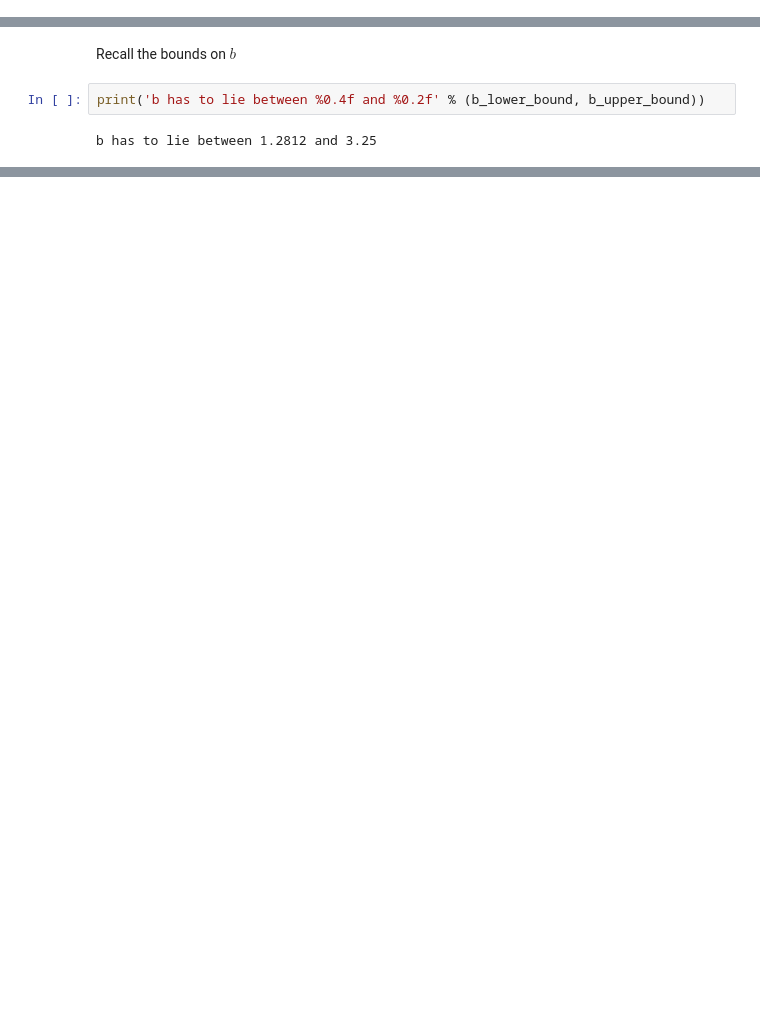
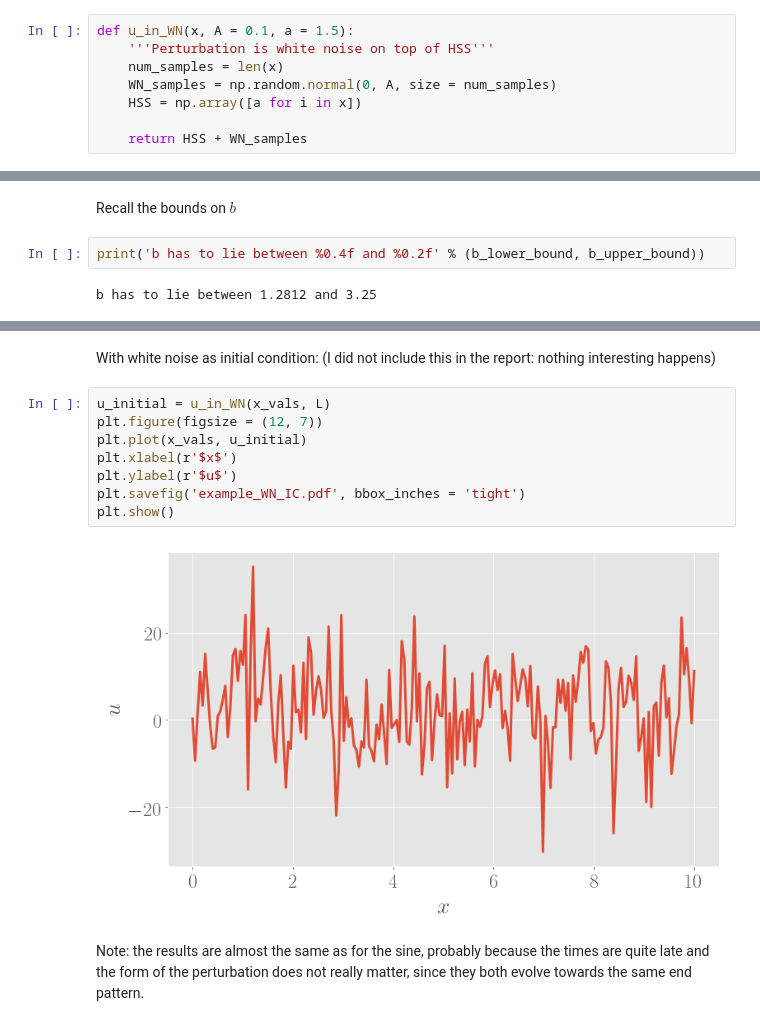
Before and after one commit to ThibeauWouters/Physical-Modelling-of-Complex-Systems, a Jupyter notebook: Assignment 9/Assignment 9.ipynb, the cells around one changed output, grey strips where cells are left out. Drawn from its saved outputs; the diff is of its cells as text; blank space fills up the shorter version.

```diff
--- a/Assignment 9/Assignment 9.ipynb
+++ b/Assignment 9/Assignment 9.ipynb
@@ -310,0 +299,8 @@ def v_in_sine(x, L, b, n =1, A = 0.1, a = 1.5):
+# %%
+def u_in_WN(x, A = 0.1, a = 1.5):
+    '''Perturbation is white noise on top of HSS'''
+    num_samples = len(x)
+    WN_samples = np.random.normal(0, A, size = num_samples)
+    HSS = np.array([a for i in x])
+
+    return HSS + WN_samples
@@ -352,0 +435,14 @@ plt.show()
+# %% [markdown]
+With white noise as initial condition: (I did not include this in the report: nothing interesting happens)
+# %%
+u_initial = u_in_WN(x_vals, L)
+plt.figure(figsize = (12, 7))
+plt.plot(x_vals, u_initial)
+plt.xlabel(r'$x$')
+plt.ylabel(r'$u$')
+plt.savefig('example_WN_IC.pdf', bbox_inches = 'tight')
+plt.show()
+# %% [output]
+[figure, added]
+# %% [markdown]
+Note: the results are almost the same as for the sine, probably because the times are quite late and the form of the perturbation does not really matter, since they both evolve towards the same end pattern.
```
Also changed, not shown: parts of 65 cells of this notebook, 2 other files.
